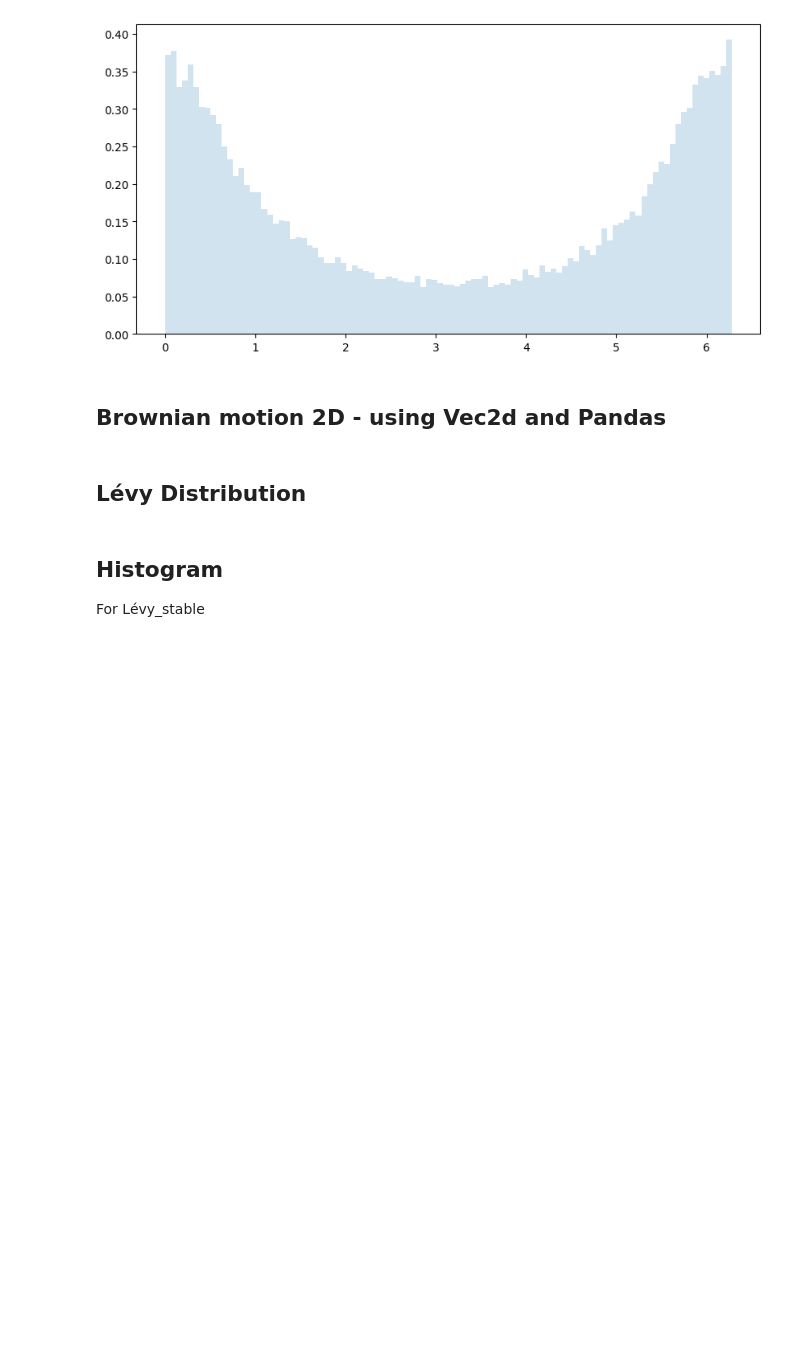
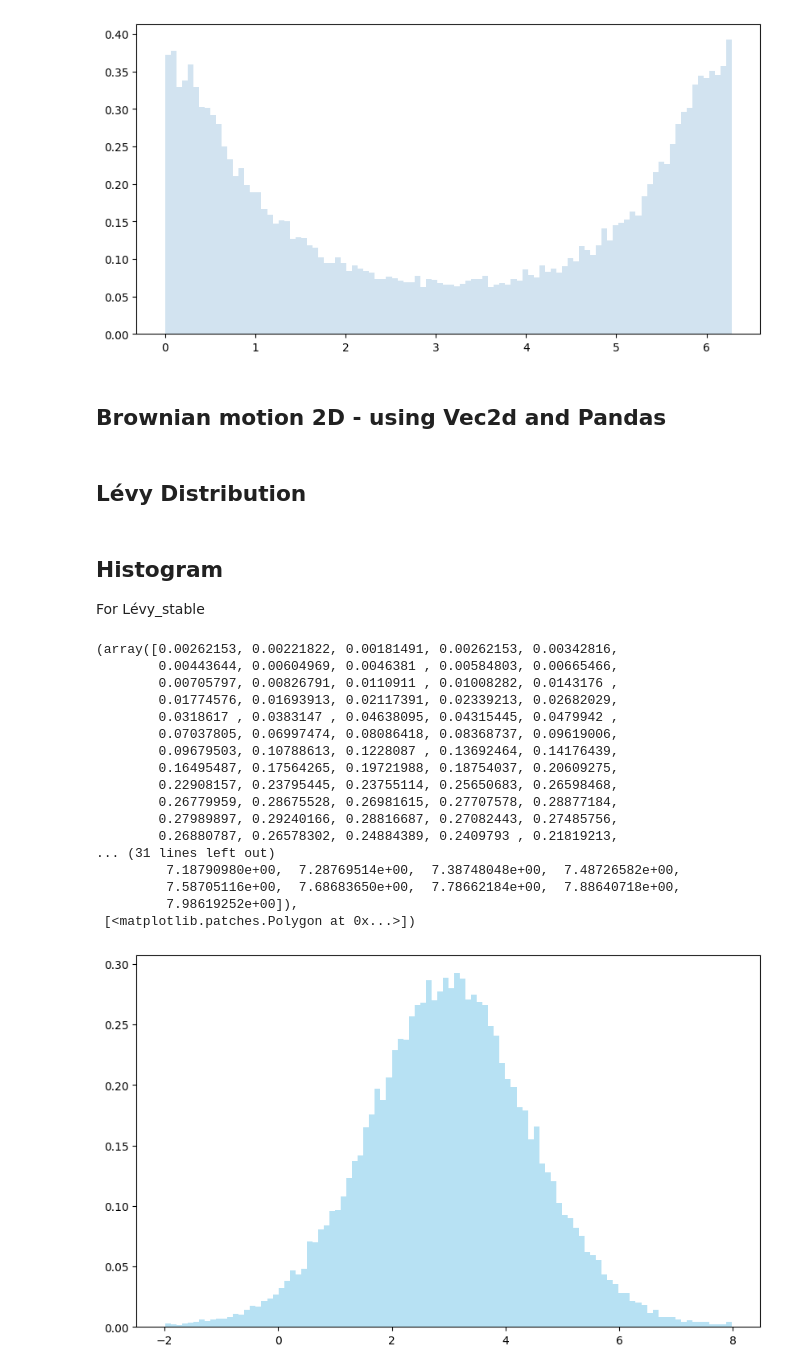
Before and after one commit to CharCAFI/Topico-de-Industria-I, a Jupyter notebook: Assignment1.ipynb, the cells around one changed output. Drawn from its saved outputs; the diff is of its cells as text; code cells hidden in the pictures; blank space fills up the shorter version.

Commit message:
Como lo hicimos anteriormente con Wrap Cuchy, generamos valores aleatorios con la distribución, en este caso Lévy, pedo adicionalmente limitamos su rando en x para poder visualizarlo mejor

```diff
--- a/Assignment1.ipynb
+++ b/Assignment1.ipynb
@@ -327,3 +327,34 @@ beta = 0
 m = 3.0
 scale = 1.0
 sample_size = 50000
+# %%
+# Generar valores aleatorios desde la distribución Lévy-stable
+r = levy_stable.rvs(alpha, beta, loc=m, scale=scale, size=sample_size)
+
+# Limitar el rango de valores para evitar outliers en el histograma
+r = r[(r > -2) & (r < 8)]
+
+# Crear figura
+fig, ax = plt.subplots(1, 1, figsize=(10, 6))
+
+# Graficar el histograma
+ax.hist(r, bins=100, density=True, histtype='stepfilled', color='skyblue', alpha=0.6, label='Histograma Lévy-stable')
+# %% [output]
+(array([0.00262153, 0.00221822, 0.00181491, 0.00262153, 0.00342816,
+        0.00443644, 0.00604969, 0.0046381 , 0.00584803, 0.00665466,
+        0.00705797, 0.00826791, 0.0110911 , 0.01008282, 0.0143176 ,
+        0.01774576, 0.01693913, 0.02117391, 0.02339213, 0.02682029,
+        0.0318617 , 0.0383147 , 0.04638095, 0.04315445, 0.0479942 ,
+        0.07037805, 0.06997474, 0.08086418, 0.08368737, 0.09619006,
+        0.09679503, 0.10788613, 0.1228087 , 0.13692464, 0.14176439,
+        0.16495487, 0.17564265, 0.19721988, 0.18754037, 0.20609275,
+        0.22908157, 0.23795445, 0.23755114, 0.25650683, 0.26598468,
+        0.26779959, 0.28675528, 0.26981615, 0.27707578, 0.28877184,
+        0.27989897, 0.29240166, 0.28816687, 0.27082443, 0.27485756,
+        0.26880787, 0.26578302, 0.24884389, 0.2409793 , 0.21819213,
+... (31 lines left out)
+         7.18790980e+00,  7.28769514e+00,  7.38748048e+00,  7.48726582e+00,
+         7.58705116e+00,  7.68683650e+00,  7.78662184e+00,  7.88640718e+00,
+         7.98619252e+00]),
+ [<matplotlib.patches.Polygon at 0x...>])
+[figure, added]
```
